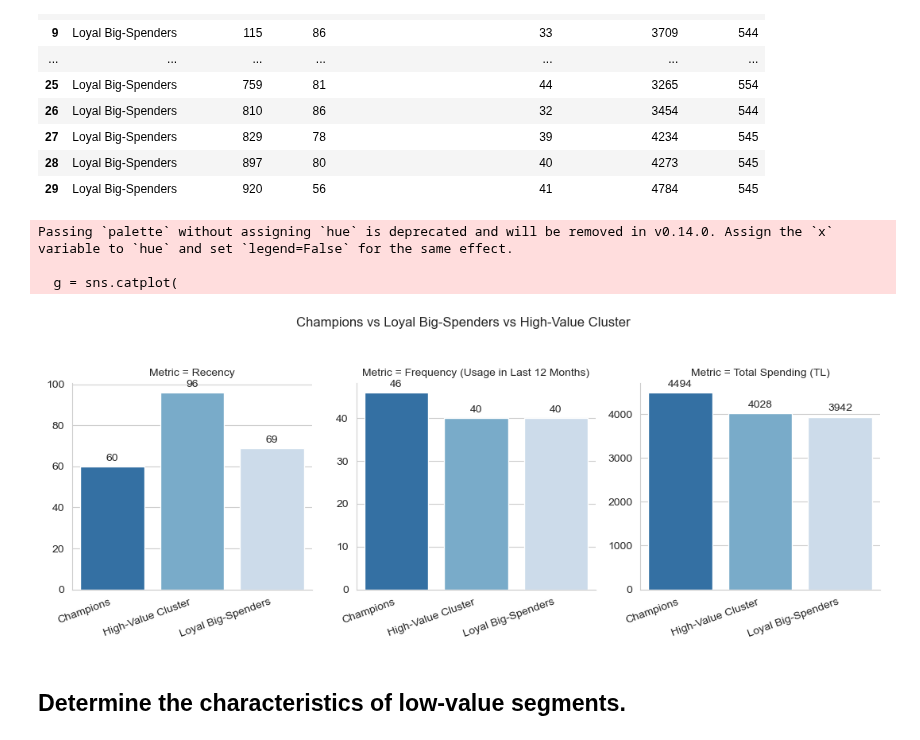
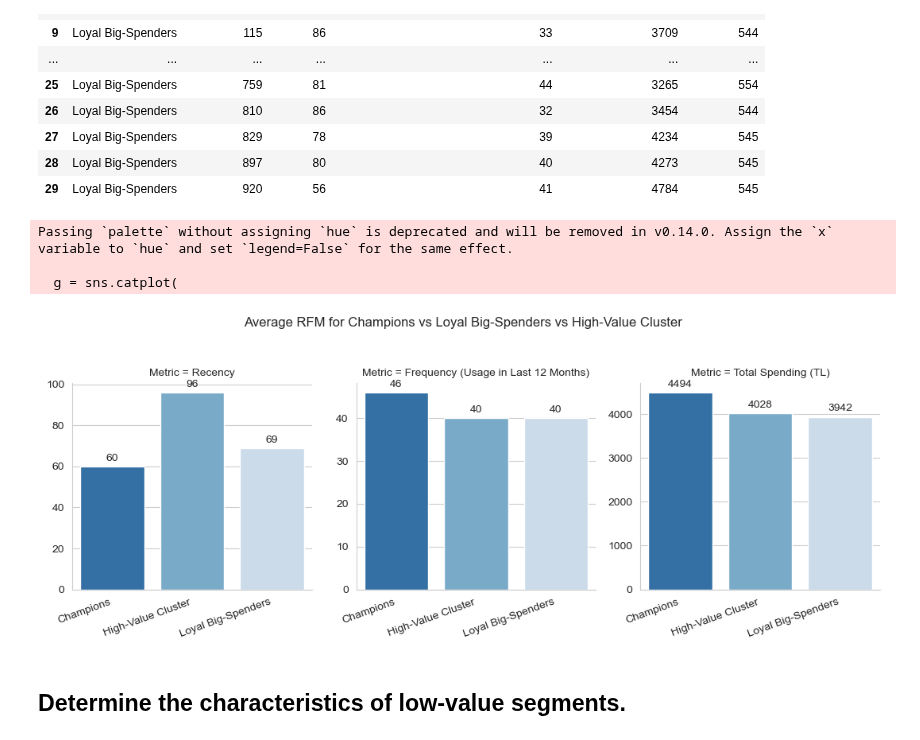
Before and after one commit to rodyonraskolnikov/rfm-segmentation-retention-analysis, a Jupyter notebook: bitaksi_rfm.ipynb, the cells around one changed output. Cells and saved outputs as stored; diff of their text form; code cells hidden in the pictures.

```diff
--- a/bitaksi_rfm.ipynb
+++ b/bitaksi_rfm.ipynb
@@ -229,35 +229,35 @@ seg_mean = (combined.groupby('Segment')[metrics]
             .mean()
             .round(0).astype(int)
             .reset_index()
             .melt(id_vars='Segment',
                   var_name='Metric', value_name='Mean'))
 
 sns.set_style('whitegrid')
 
 g = sns.catplot(
     data=seg_mean,
     x='Segment', y='Mean',
     col='Metric', kind='bar',
     palette='Blues_r',
     sharey=False, height=4, aspect=0.9
 )
 
-g.fig.suptitle('Champions vs Loyal Big-Spenders vs High-Value Cluster', y=1.05)
+g.fig.suptitle('Average RFM for Champions vs Loyal Big-Spenders vs High-Value Cluster', y=1.05)
 
 for ax in g.axes.flat:
     ax.set_xticklabels(ax.get_xticklabels(), rotation=20, ha='right')
     for bars in ax.containers:
         ax.bar_label(bars, fmt='%d', padding=3)
     ax.set_xlabel('')
     ax.set_ylabel('')
 
 plt.tight_layout()
 plt.show()
 # %% [output]
 Passing `palette` without assigning `hue` is deprecated and will be removed in v0.14.0. Assign the `x` variable to `hue` and set `legend=False` for the same effect.
 
   g = sns.catplot(
-[figure, old version]
+[figure, new version]
 # %% [markdown]
 ## Determine the characteristics of low-value segments.
 # %% [markdown]
```
